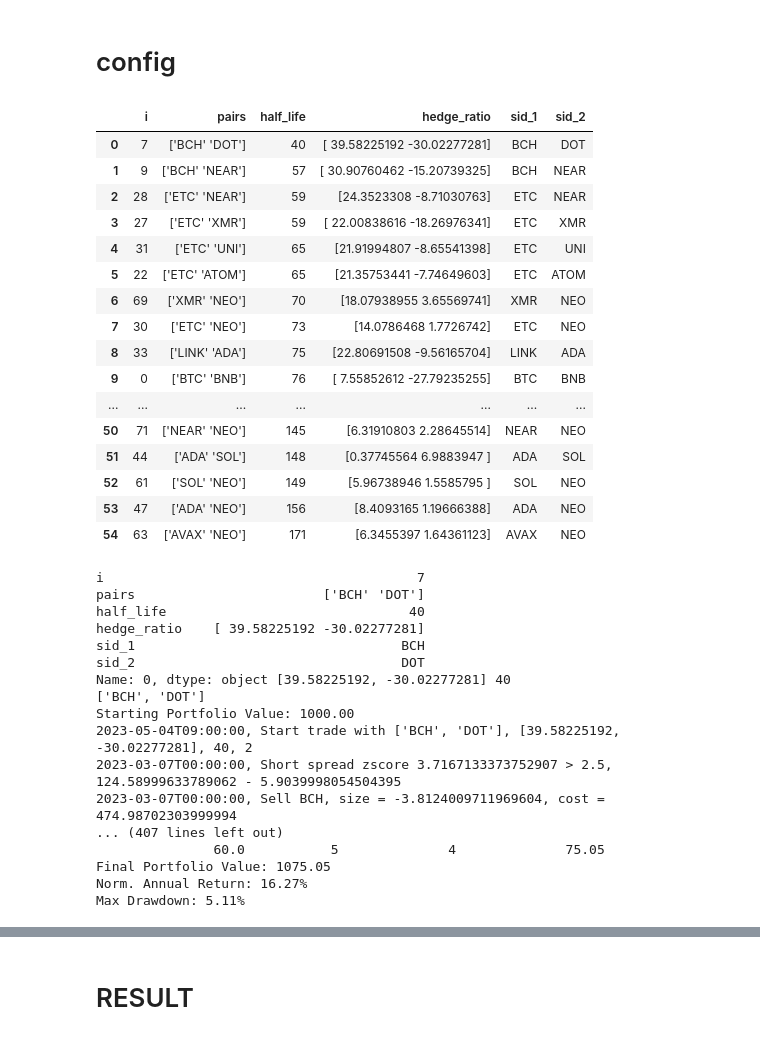
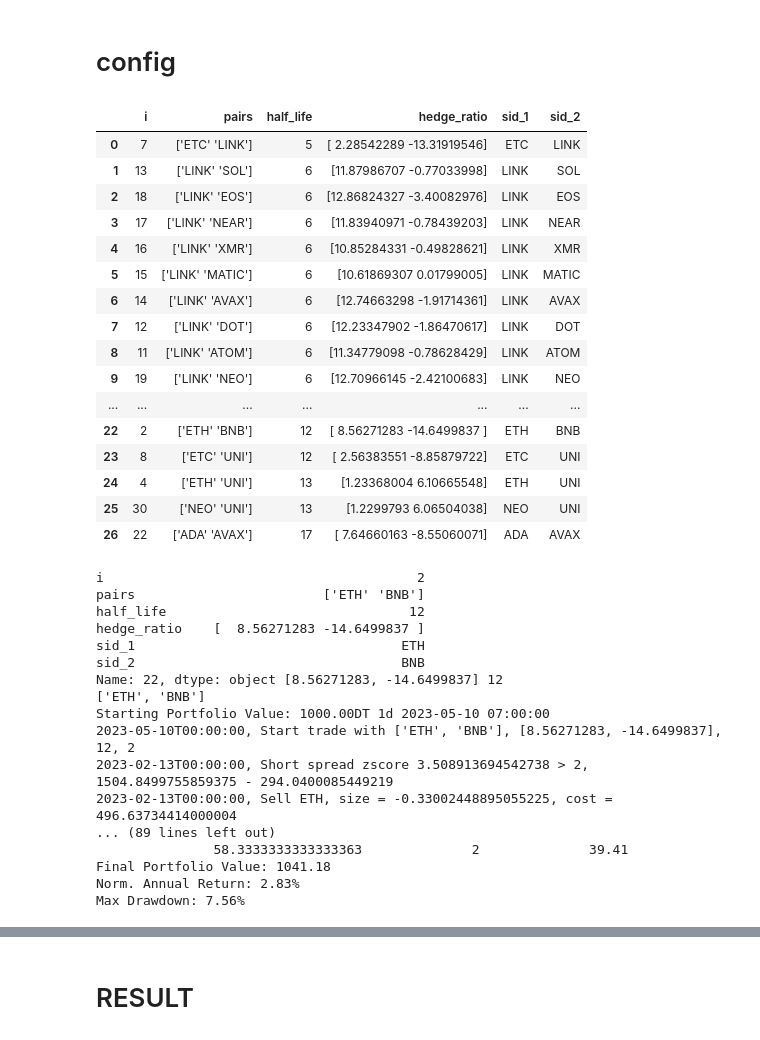
Before and after one commit to beannguyen/crypto-pair-trading, a Jupyter notebook: src/research/Backtest Live Data.ipynb, the cells around one changed output, grey strips where cells are left out. Saved outputs shown, nothing was run; the diff lists cells and outputs as text; code cells hidden in the pictures.

```diff
--- a/src/research/Backtest Live Data.ipynb
+++ b/src/research/Backtest Live Data.ipynb
@@ -171,27 +171,27 @@ data = {}
 # config
 # %%
 
-timeframe = '1h'
+timeframe = '1d'
 stationary_df = pd.read_csv(f'stationary_df_{timeframe}.csv')
 stationary_df
 # %% [output]
 |  | i | pairs | half_life | hedge_ratio | sid_1 | sid_2 |
-| 0 | 7 | ['BCH' 'DOT'] | 40 | [ 39.58225192 -30.02277281] | BCH | DOT |
-| 1 | 9 | ['BCH' 'NEAR'] | 57 | [ 30.90760462 -15.20739325] | BCH | NEAR |
-| 2 | 28 | ['ETC' 'NEAR'] | 59 | [24.3523308 -8.71030763] | ETC | NEAR |
-| 3 | 27 | ['ETC' 'XMR'] | 59 | [ 22.00838616 -18.26976341] | ETC | XMR |
-| 4 | 31 | ['ETC' 'UNI'] | 65 | [21.91994807 -8.65541398] | ETC | UNI |
-| 5 | 22 | ['ETC' 'ATOM'] | 65 | [21.35753441 -7.74649603] | ETC | ATOM |
-| 6 | 69 | ['XMR' 'NEO'] | 70 | [18.07938955 3.65569741] | XMR | NEO |
-| 7 | 30 | ['ETC' 'NEO'] | 73 | [14.0786468 1.7726742] | ETC | NEO |
-| 8 | 33 | ['LINK' 'ADA'] | 75 | [22.80691508 -9.56165704] | LINK | ADA |
-| 9 | 0 | ['BTC' 'BNB'] | 76 | [ 7.55852612 -27.79235255] | BTC | BNB |
+| 0 | 7 | ['ETC' 'LINK'] | 5 | [ 2.28542289 -13.31919546] | ETC | LINK |
+| 1 | 13 | ['LINK' 'SOL'] | 6 | [11.87986707 -0.77033998] | LINK | SOL |
+| 2 | 18 | ['LINK' 'EOS'] | 6 | [12.86824327 -3.40082976] | LINK | EOS |
+| 3 | 17 | ['LINK' 'NEAR'] | 6 | [11.83940971 -0.78439203] | LINK | NEAR |
+| 4 | 16 | ['LINK' 'XMR'] | 6 | [10.85284331 -0.49828621] | LINK | XMR |
+| 5 | 15 | ['LINK' 'MATIC'] | 6 | [10.61869307 0.01799005] | LINK | MATIC |
+| 6 | 14 | ['LINK' 'AVAX'] | 6 | [12.74663298 -1.91714361] | LINK | AVAX |
+| 7 | 12 | ['LINK' 'DOT'] | 6 | [12.23347902 -1.86470617] | LINK | DOT |
+| 8 | 11 | ['LINK' 'ATOM'] | 6 | [11.34779098 -0.78628429] | LINK | ATOM |
+| 9 | 19 | ['LINK' 'NEO'] | 6 | [12.70966145 -2.42100683] | LINK | NEO |
 | ... | ... | ... | ... | ... | ... | ... |
-| 50 | 71 | ['NEAR' 'NEO'] | 145 | [6.31910803 2.28645514] | NEAR | NEO |
-| 51 | 44 | ['ADA' 'SOL'] | 148 | [0.37745564 6.9883947 ] | ADA | SOL |
-| 52 | 61 | ['SOL' 'NEO'] | 149 | [5.96738946 1.5585795 ] | SOL | NEO |
-| 53 | 47 | ['ADA' 'NEO'] | 156 | [8.4093165 1.19666388] | ADA | NEO |
-| 54 | 63 | ['AVAX' 'NEO'] | 171 | [6.3455397 1.64361123] | AVAX | NEO |
+| 22 | 2 | ['ETH' 'BNB'] | 12 | [ 8.56271283 -14.6499837 ] | ETH | BNB |
+| 23 | 8 | ['ETC' 'UNI'] | 12 | [ 2.56383551 -8.85879722] | ETC | UNI |
+| 24 | 4 | ['ETH' 'UNI'] | 13 | [1.23368004 6.10665548] | ETH | UNI |
+| 25 | 30 | ['NEO' 'UNI'] | 13 | [1.2299793 6.06504038] | NEO | UNI |
+| 26 | 22 | ['ADA' 'AVAX'] | 17 | [ 7.64660163 -8.55060071] | ADA | AVAX |
 # %%
 # # Get the dates from the args
 # today = datetime.now()
@@ -625,7 +625,7 @@ def run(
     )
 # %%
 
-index = 7
+index = 2
 
 half_life = stationary_df[stationary_df['i'] == index]['half_life'].iloc[-1]
 selected_row = stationary_df[stationary_df['i'] == index].iloc[-1]
@@ -654,33 +654,33 @@ ret, dd, res = run(
     position_size=position_size,
     fixed_weight=fixed_weight,
     debug=True,
-    upper_limit=2.5,
+    upper_limit=2,
     upper_limit2=5,
     middle=0.5,
-    lower_limit=-2.5,
+    lower_limit=-2,
     lower_limit2=-5,
     enable_tp_sl=False,
     tp_dollar=3,
     sl_dollar=20
 )
 # %% [output]
-i                                        7
-pairs                        ['BCH' 'DOT']
-half_life                               40
-hedge_ratio    [ 39.58225192 -30.02277281]
-sid_1                                  BCH
-sid_2                                  DOT
-Name: 0, dtype: object [39.58225192, -30.02277281] 40
-['BCH', 'DOT']
-Starting Portfolio Value: 1000.00
-2023-05-04T09:00:00, Start trade with ['BCH', 'DOT'], [39.58225192, -30.02277281], 40, 2
-2023-03-07T00:00:00, Short spread zscore 3.7167133373752907 > 2.5, 124.58999633789062 - 5.9039998054504395
-2023-03-07T00:00:00, Sell BCH, size = -3.8124009711969604, cost = 474.98702303999994
-... (407 lines left out)
-               60.0           5              4              75.05
-Final Portfolio Value: 1075.05
-Norm. Annual Return: 16.27%
-Max Drawdown: 5.11%
+i                                        2
+pairs                        ['ETH' 'BNB']
+half_life                               12
+hedge_ratio    [  8.56271283 -14.6499837 ]
+sid_1                                  ETH
+sid_2                                  BNB
+Name: 22, dtype: object [8.56271283, -14.6499837] 12
+['ETH', 'BNB']
+Starting Portfolio Value: 1000.00DT 1d 2023-05-10 07:00:00
+2023-05-10T00:00:00, Start trade with ['ETH', 'BNB'], [8.56271283, -14.6499837], 12, 2
+2023-02-13T00:00:00, Short spread zscore 3.508913694542738 > 2, 1504.8499755859375 - 294.0400085449219
+2023-02-13T00:00:00, Sell ETH, size = -0.33002448895055225, cost = 496.63734414000004
+... (89 lines left out)
+               58.3333333333333363              2              39.41
+Final Portfolio Value: 1041.18
+Norm. Annual Return: 2.83%
+Max Drawdown: 7.56%
 # %%
 import traceback
 
```
Also changed, not shown: parts of 2 cells of this notebook, 12 other files.
